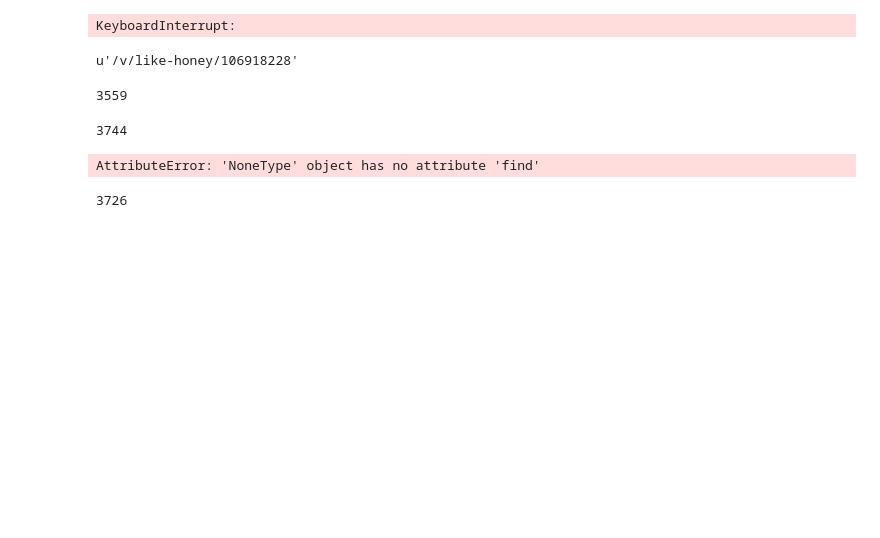
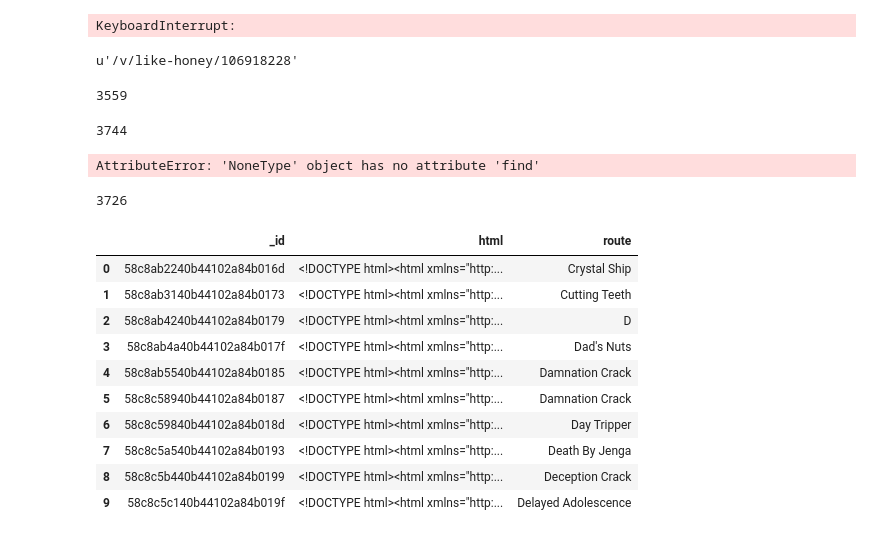
Before and after one commit to davidblaszka/redpointer, a Jupyter notebook: src/scraping.ipynb, the cells around one changed output. Drawn from its saved outputs; the diff is of its cells as text; code cells hidden in the pictures; blank space fills up the shorter version.

```diff
--- a/src/scraping.ipynb
+++ b/src/scraping.ipynb
@@ -380,3 +380,21 @@ AttributeError: 'NoneType' object has no attribute 'find'
 route_href_list.index(route_href)
 # %% [output]
 3726
+# %%
+client = MongoClient('mongodb://localhost:27017/')
+db = client.route_html_collection
+# %%
+route_html_list = list(db.route_html_collection.find())
+pd.DataFrame(route_html_list[830:840])
+# %% [output]
+|  | _id | html | route |
+| 0 | 58c8ab2240b44102a84b016d | <!DOCTYPE html><html xmlns="http:... | Crystal Ship |
+| 1 | 58c8ab3140b44102a84b0173 | <!DOCTYPE html><html xmlns="http:... | Cutting Teeth |
+| 2 | 58c8ab4240b44102a84b0179 | <!DOCTYPE html><html xmlns="http:... | D |
+| 3 | 58c8ab4a40b44102a84b017f | <!DOCTYPE html><html xmlns="http:... | Dad's Nuts |
+| 4 | 58c8ab5540b44102a84b0185 | <!DOCTYPE html><html xmlns="http:... | Damnation Crack |
+| 5 | 58c8c58940b44102a84b0187 | <!DOCTYPE html><html xmlns="http:... | Damnation Crack |
+| 6 | 58c8c59840b44102a84b018d | <!DOCTYPE html><html xmlns="http:... | Day Tripper |
+| 7 | 58c8c5a540b44102a84b0193 | <!DOCTYPE html><html xmlns="http:... | Death By Jenga |
+| 8 | 58c8c5b440b44102a84b0199 | <!DOCTYPE html><html xmlns="http:... | Deception Crack |
+| 9 | 58c8c5c140b44102a84b019f | <!DOCTYPE html><html xmlns="http:... | Delayed Adolescence |
```
Also changed, not shown: parts of 1 cell of this notebook, 4 other files.
